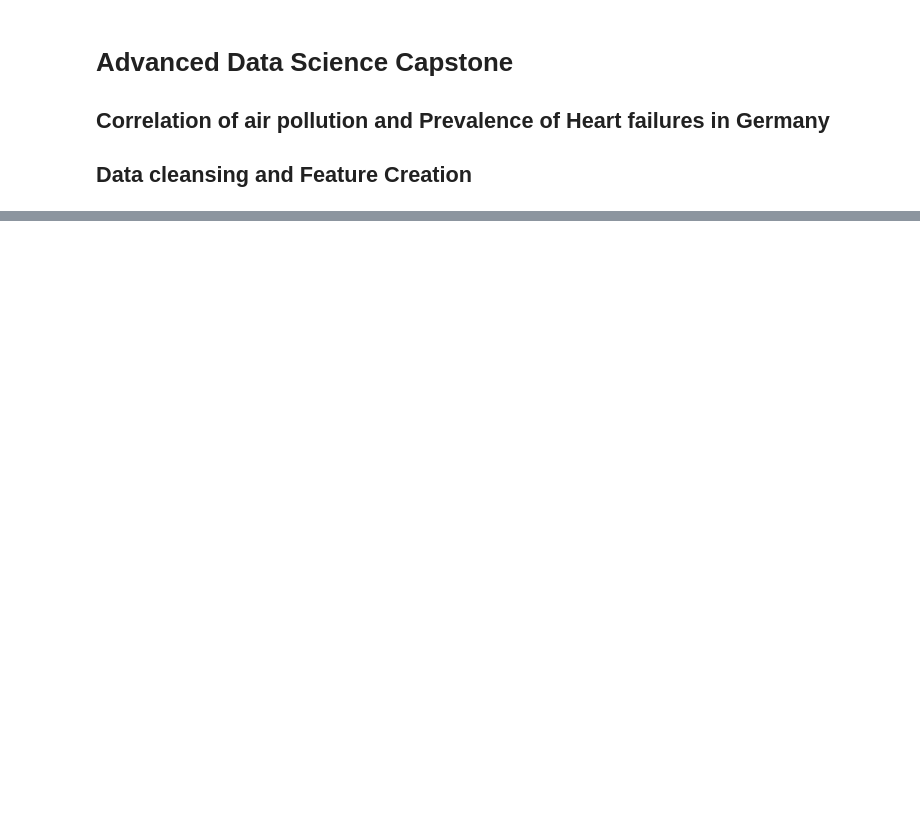
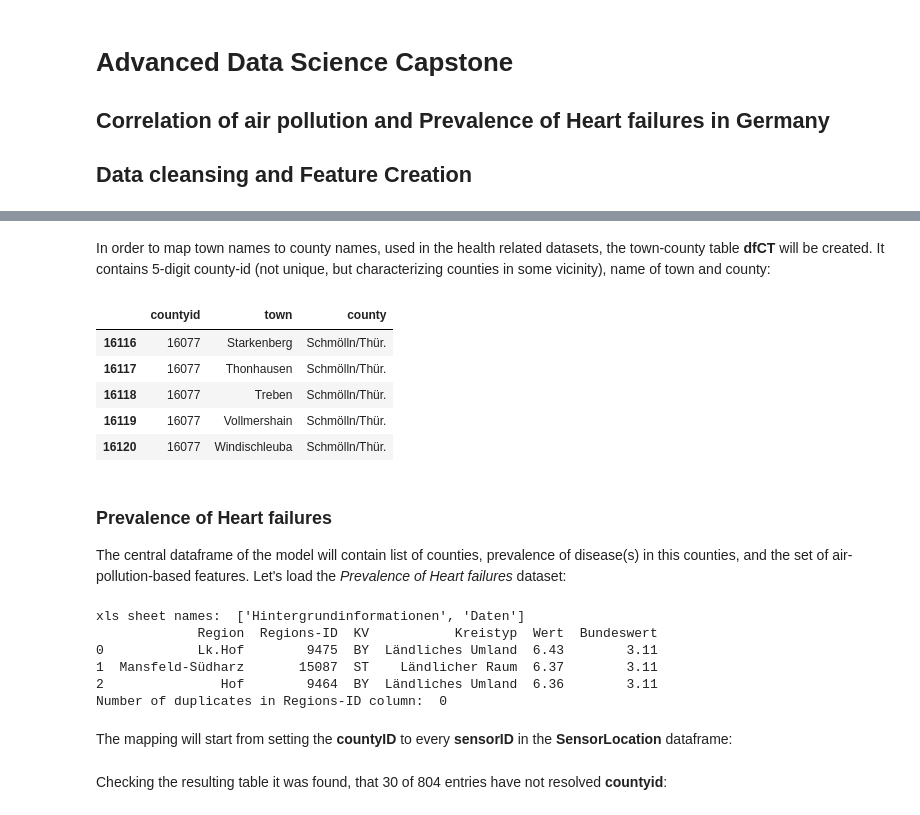
Before and after one commit to EvgenyGorelov/IBM_Coursera_Capstone, a Jupyter notebook: Capstone.etl.pandas.1.0.ipynb, the cells around one changed output, grey strips where cells are left out. Drawn from its saved outputs; the diff is of its cells as text; code cells hidden in the pictures; blank space fills up the shorter version.

```diff
--- a/Capstone.etl.pandas.1.0.ipynb
+++ b/Capstone.etl.pandas.1.0.ipynb
@@ -49,0 +189,36 @@ The easiest way is to stick on county-based data, attribyte all air pollution se
+# %% [markdown]
+In order to map town names to county names, used in the health related datasets, the town-county table **dfCT** will be created. It contains 5-digit county-id (not unique, but characterizing counties in some vicinity), name of town and county:
+# %%
+columns = [(10, 15), (22, 71), (72, 121)]
+dfCT = pd.read_fwf("Capstone.rawData/GV100AD3107/GV100AD_310719.ASC",
+                     colspecs=columns, names=['countyid','town','county'],
+                     encoding="iso8859_1")
+dfCT=dfCT.fillna(method='ffill')
+
+dfCT['town'] = dfCT['town'].str.split(",").str[0]
+dfCT.tail(5)
+# %% [output]
+|  | countyid | town | county |
+| 16116 | 16077 | Starkenberg | Schmölln/Thür. |
+| 16117 | 16077 | Thonhausen | Schmölln/Thür. |
+| 16118 | 16077 | Treben | Schmölln/Thür. |
+| 16119 | 16077 | Vollmershain | Schmölln/Thür. |
+| 16120 | 16077 | Windischleuba | Schmölln/Thür. |
+# %% [markdown]
+### Prevalence of Heart failures
+The central dataframe of the model will contain list of counties, prevalence of disease(s) in this counties, and the set of air-pollution-based features. Let's load the *Prevalence of Heart failures* dataset:
+# %%
+xlsx_file = pd.ExcelFile("Capstone.rawData/Heart_2017/data_id_97_kreis11_2_j_1483228800.xlsx")
+print("xls sheet names: ",xlsx_file.sheet_names)
+dfHeart = xlsx_file.parse('Daten', header=3, decimal=",")
+print(dfHeart.head(3))
+print("Number of duplicates in Regions-ID column: ", dfHeart.duplicated(['Regions-ID']).sum())
+# %% [output]
+xls sheet names:  ['Hintergrundinformationen', 'Daten']
+             Region  Regions-ID  KV           Kreistyp  Wert  Bundeswert
+0            Lk.Hof        9475  BY  Ländliches Umland  6.43        3.11
+1  Mansfeld-Südharz       15087  ST    Ländlicher Raum  6.37        3.11
+2               Hof        9464  BY  Ländliches Umland  6.36        3.11
+Number of duplicates in Regions-ID column:  0
+# %% [markdown]
+The mapping will start from setting the **countyID** to every **sensorID** in the **SensorLocation** dataframe:
@@ -49,0 +228,2 @@ The easiest way is to stick on county-based data, attribyte all air pollution se
+# %% [markdown]
+Checking the resulting table it was found, that 30 of 804 entries have not resolved **countyid**:
```
Also changed, not shown: parts of 18 cells of this notebook.
